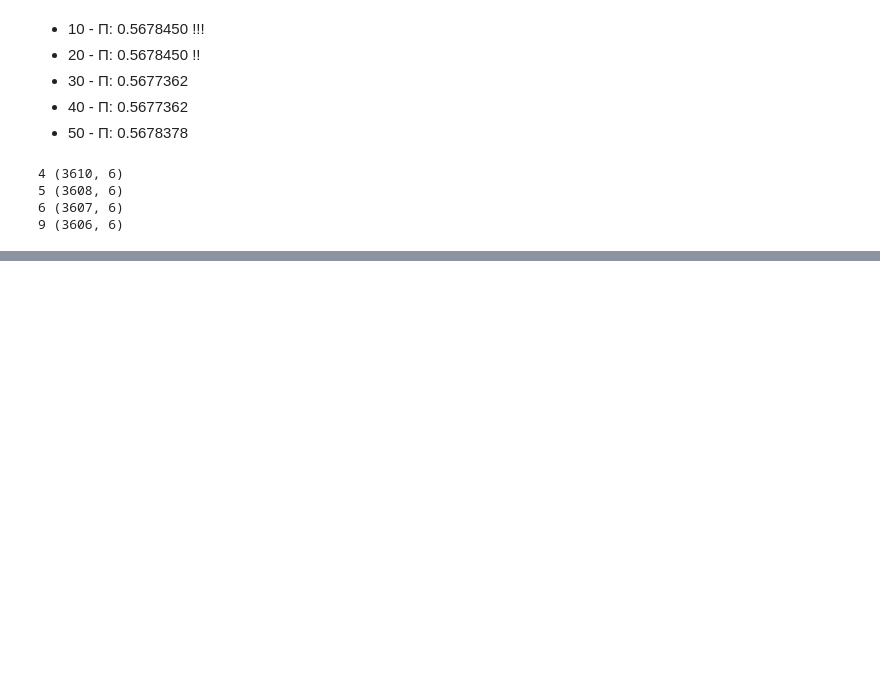
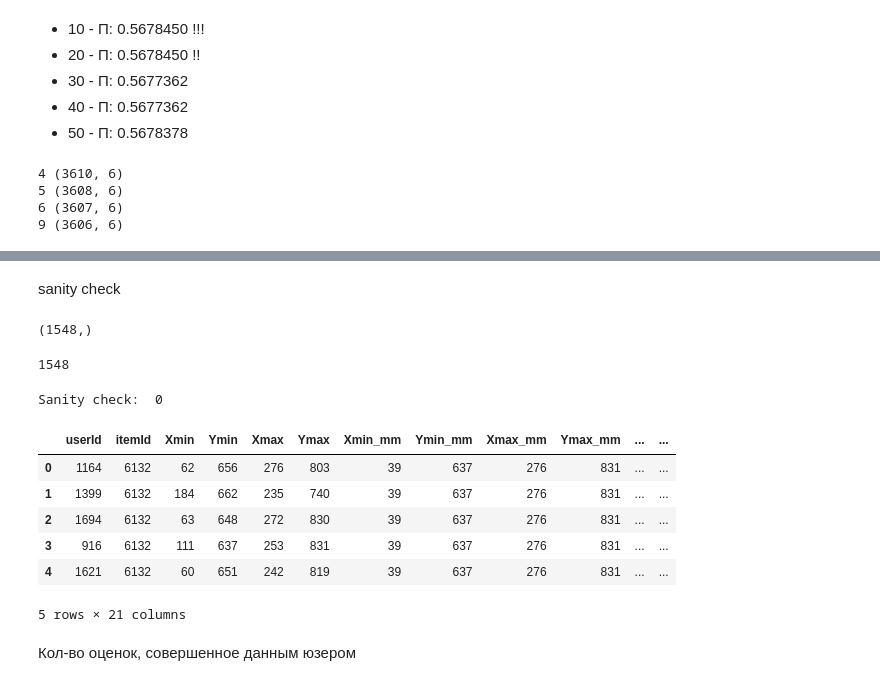
Before and after one commit to KonstantinKlepikov/mlbootcamp, a Jupyter notebook: moderator_baseline.ipynb, the cells around one changed output, grey strips where cells are left out. Saved outputs shown, nothing was run; the diff lists cells and outputs as text; code cells hidden in the pictures; blank space fills up the shorter version.

```diff
--- a/moderator_baseline.ipynb
+++ b/moderator_baseline.ipynb
@@ -533,0 +741,33 @@ submission_nofails.to_csv('submission_nofails10_minus1.csv', index=False, header
+# %%
+additional_users = pd.Series([user_fails.mean()]*len(unique_users_test), index = unique_users_test)
+user_fails = train_merged.groupby('userId').mean().mse.sort_values(ascending=False)
+user_fails = user_fails.append(additional_users)
+# %% [markdown]
+sanity check
+# %%
+user_fails.shape
+# %% [output]
+(1548,)
+# %%
+full_features["userId"].nunique()
+# %% [output]
+1548
+# %%
+df_user_fails = user_fails.to_frame()
+df_user_fails.columns = ["user_mse"]
+# %%
+full_features = pd.merge(full_features, df_user_fails, how='left', left_on= 'userId', right_index=True, sort=False)
+#Sanity check
+print("Sanity check: ", sum(full_features.index - full.index))
+full_features.head()
+# %% [output]
+Sanity check:  0
+|  | userId | itemId | Xmin | Ymin | Xmax | Ymax | Xmin_mm | Ymin_mm | Xmax_mm | Ymax_mm | ... | ... |
+| 0 | 1164 | 6132 | 62 | 656 | 276 | 803 | 39 | 637 | 276 | 831 | ... | ... |
+| 1 | 1399 | 6132 | 184 | 662 | 235 | 740 | 39 | 637 | 276 | 831 | ... | ... |
+| 2 | 1694 | 6132 | 63 | 648 | 272 | 830 | 39 | 637 | 276 | 831 | ... | ... |
+| 3 | 916 | 6132 | 111 | 637 | 253 | 831 | 39 | 637 | 276 | 831 | ... | ... |
+| 4 | 1621 | 6132 | 60 | 651 | 242 | 819 | 39 | 637 | 276 | 831 | ... | ... |
+5 rows × 21 columns
+# %% [markdown]
+Кол-во оценок, совершенное данным юзером
```
Also changed, not shown: parts of 62 cells of this notebook.
